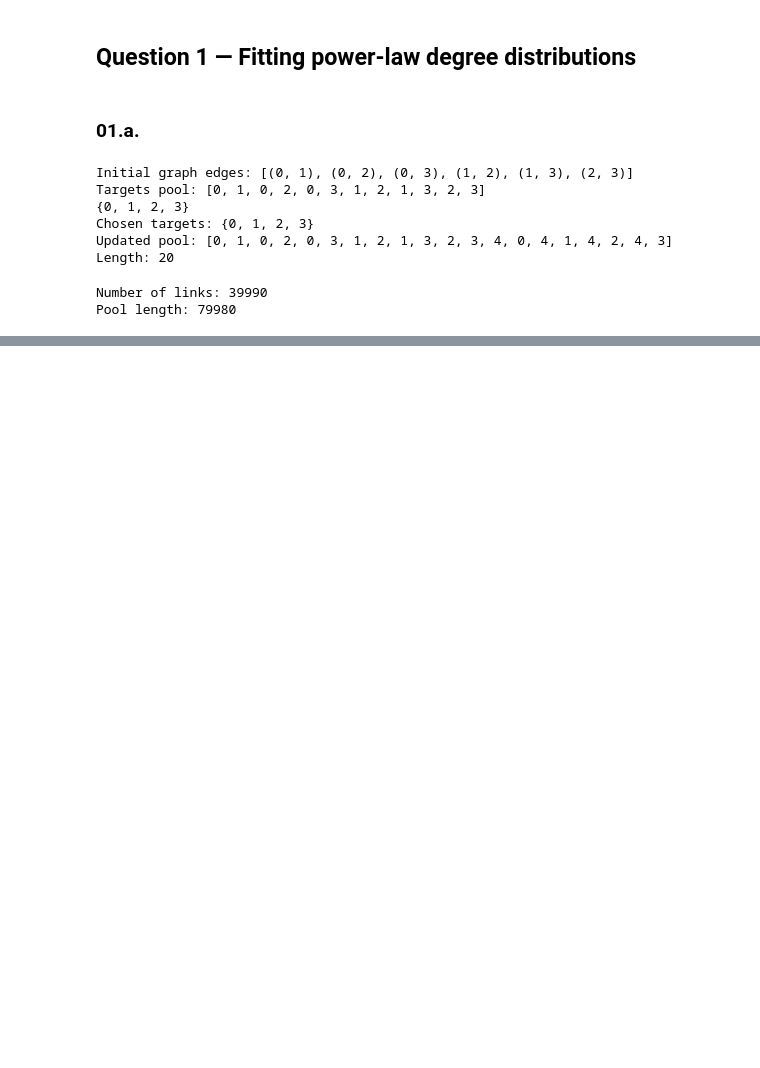
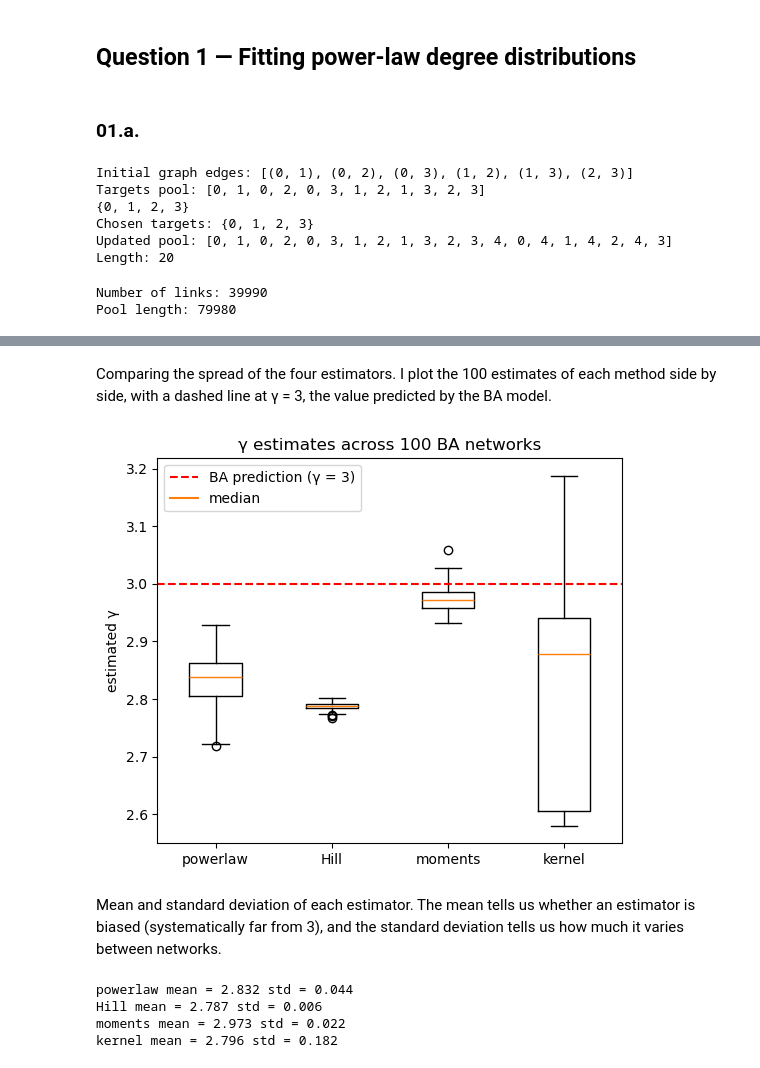
Before and after one commit to JacopoConti/nets7052_fa26, a Jupyter notebook: assignments/assignment02.ipynb, the cells around one changed output, grey strips where cells are left out. Saved outputs shown, nothing was run; the diff lists cells and outputs as text; code cells hidden in the pictures; blank space fills up the shorter version.

```diff
--- a/assignments/assignment02.ipynb
+++ b/assignments/assignment02.ipynb
@@ -171,0 +218,8 @@ My estimation appraoch 3 as the network growth. For k >>> 0, K=1 or k+2 is = ca.
+# %%
+gammas = [] # empty list to store the 100 γ estimates
+
+for degs in saved_networks: # go through each of the 100 networks
+    fit = powerlaw.Fit(degs, discrete=True, verbose=False) # fit a power law
+    gammas.append(fit.alpha)
+
+print(gammas[:5]) # quick check: show the first 5 values
@@ -171,0 +230,21 @@ My estimation appraoch 3 as the network growth. For k >>> 0, K=1 or k+2 is = ca.
+# %%
+gammas_hill = [] # gammas from the Hill estimator
+gammas_moments = [] # gammas from the moments estimator
+gammas_kernel = [] # gammas from the kernel-type estimator
+
+for degs in saved_networks:   # go through each of the 100 networks
+    hill = HillEstimator()
+    hill.fit(degs)
+    gammas_hill.append(hill.get_result().gamma_)
+
+    moments = MomentsEstimator()
+    moments.fit(degs)
+    gammas_moments.append(moments.get_result().gamma_)
+
+    kernel = KernelTypeEstimator()
+    kernel.fit(degs)
+    gammas_kernel.append(kernel.get_result().gamma_)
+
+print(gammas_hill[:5])
+print(gammas_moments[:5])
+print(gammas_kernel[:5])
@@ -171,0 +272,26 @@ My estimation appraoch 3 as the network growth. For k >>> 0, K=1 or k+2 is = ca.
+# %% [markdown]
+Comparing the spread of the four estimators. I plot the 100 estimates of each method side by side, with a dashed line at γ = 3, the value predicted by the BA model.
+# %%
+all_gammas = [gammas, gammas_hill, gammas_moments, gammas_kernel]   # the four lists of 100 estimates
+names = ['powerlaw', 'Hill', 'moments', 'kernel']  # labels for the x-axis
+
+fig, ax = plt.subplots(figsize=(6, 5))
+ax.boxplot(all_gammas, tick_labels=names) # one box per estimator
+ax.axhline(3, color='red', linestyle='--', label='BA prediction (γ = 3)') # reference line
+ax.plot([], [], color='C1', label='median') # empty line, only to show the median color in the legend
+ax.set_ylabel('estimated γ')
+ax.set_title('γ estimates across 100 BA networks')
+ax.legend()
+plt.show()
+# %% [output]
+[figure, added]
+# %% [markdown]
+Mean and standard deviation of each estimator. The mean tells us whether an estimator is biased (systematically far from 3), and the standard deviation tells us how much it varies between networks.
+# %%
+for name, values in zip(names, all_gammas): # go through each estimator with its name
+    print(name, 'mean =', round(np.mean(values), 3), 'std =', round(np.std(values), 3))
+# %% [output]
+powerlaw mean = 2.832 std = 0.044
+Hill mean = 2.787 std = 0.006
+moments mean = 2.973 std = 0.022
+kernel mean = 2.796 std = 0.182
```
Also changed, not shown: parts of 70 cells of this notebook.
